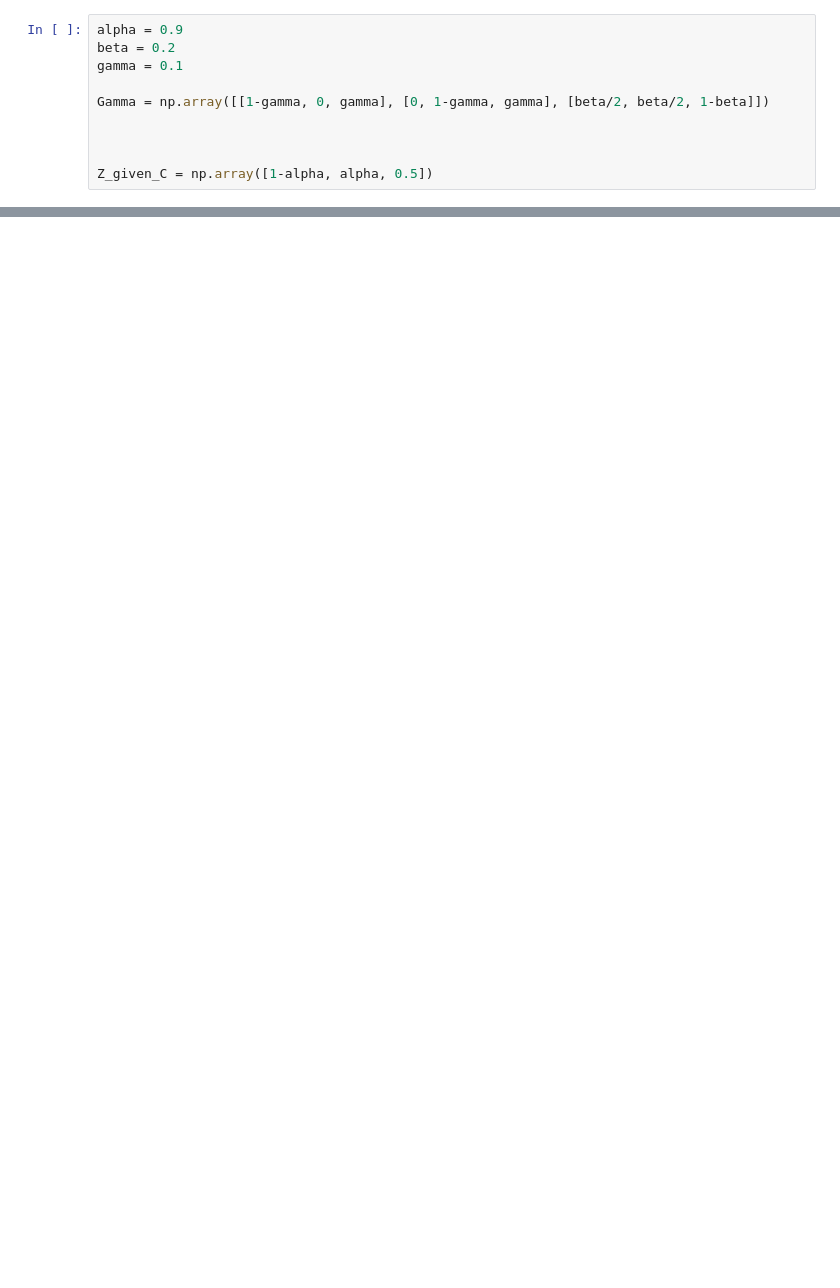
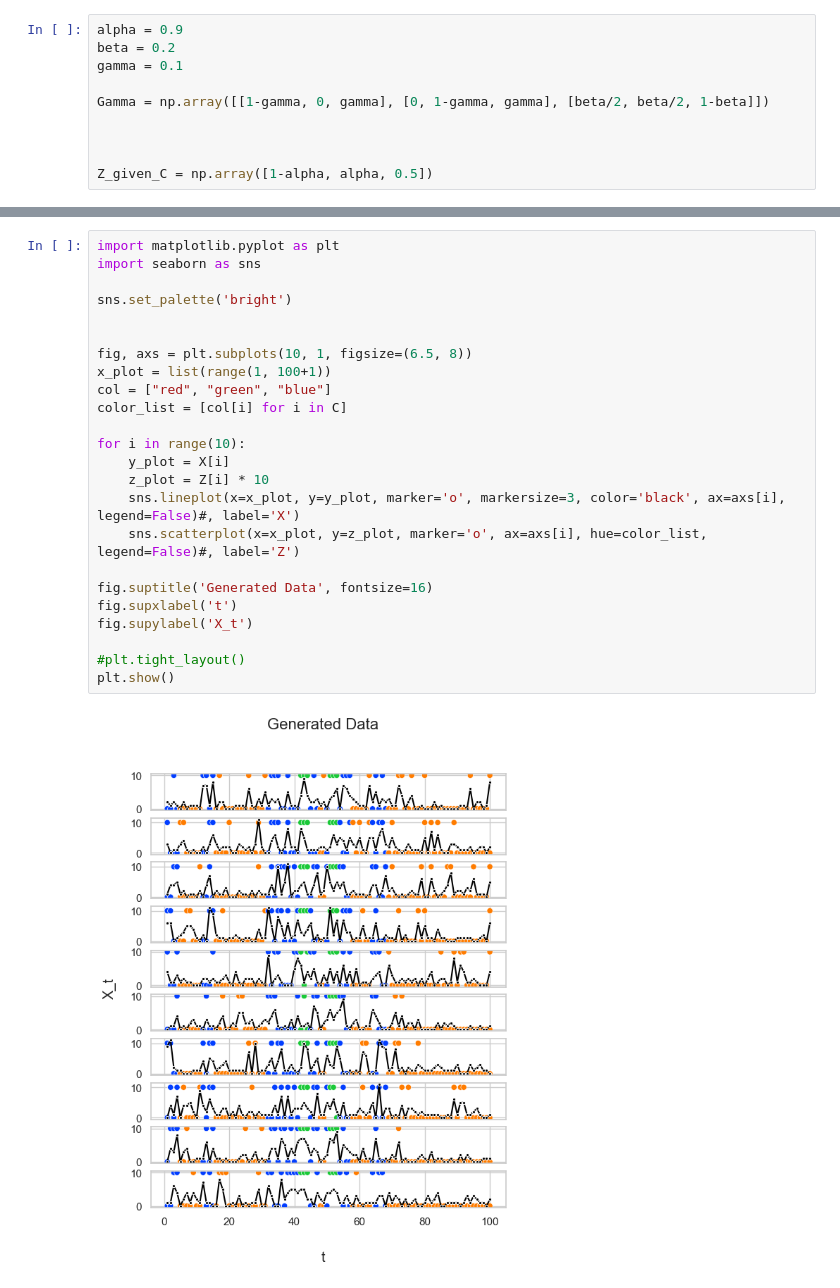
Before and after one commit to otto-groen-roepstorff/modcomp-project, a Jupyter notebook: code/generativemodel_william.ipynb, the cells around one changed output, grey strips where cells are left out. Cells and saved outputs as stored; diff of their text form; blank space fills up the shorter version.

```diff
--- a/code/generativemodel_william.ipynb
+++ b/code/generativemodel_william.ipynb
@@ -76,0 +88,26 @@ sim()
+# %%
+import matplotlib.pyplot as plt
+import seaborn as sns
+
+sns.set_palette('bright')
+
+
+fig, axs = plt.subplots(10, 1, figsize=(6.5, 8))
+x_plot = list(range(1, 100+1))
+col = ["red", "green", "blue"]
+color_list = [col[i] for i in C]
+
+for i in range(10):
+    y_plot = X[i]
+    z_plot = Z[i] * 10
+    sns.lineplot(x=x_plot, y=y_plot, marker='o', markersize=3, color='black', ax=axs[i], legend=False)#, label='X')
+    sns.scatterplot(x=x_plot, y=z_plot, marker='o', ax=axs[i], hue=color_list, legend=False)#, label='Z')
+
+fig.suptitle('Generated Data', fontsize=16)
+fig.supxlabel('t')
+fig.supylabel('X_t')
+
+#plt.tight_layout()
+plt.show()
+# %% [output]
+[figure, added]
```
Also changed, not shown: parts of 6 cells of this notebook.
